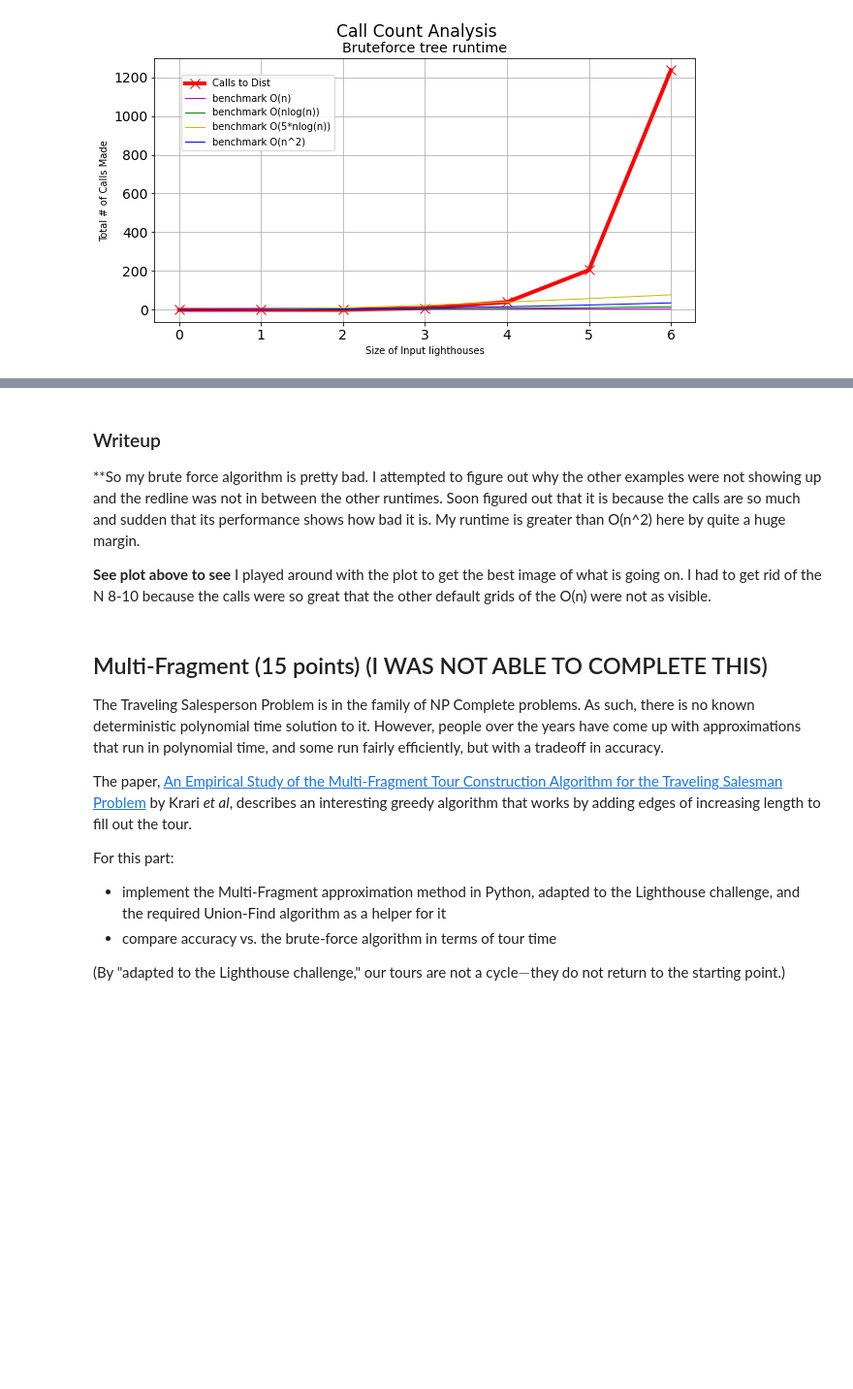
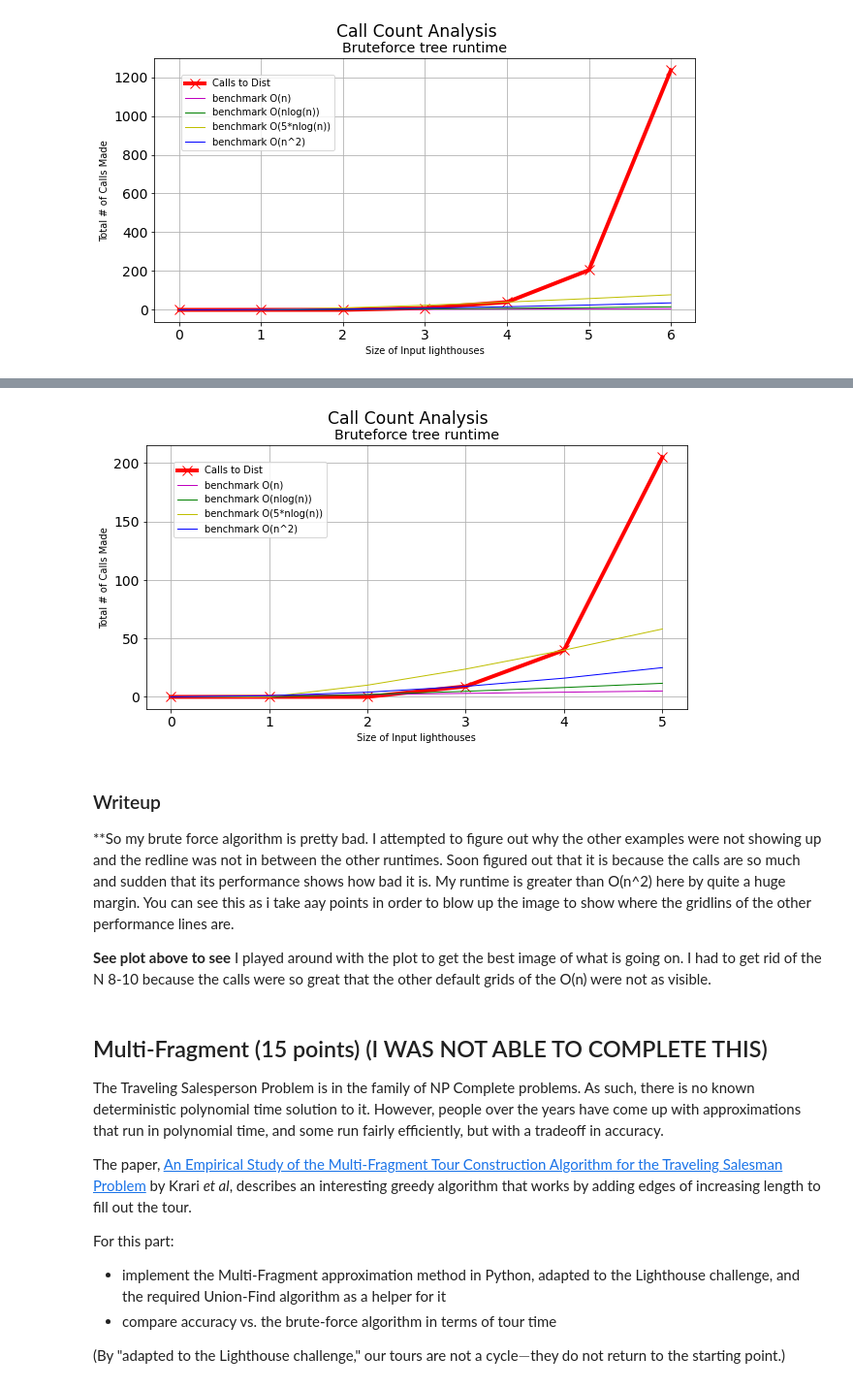
Before and after one commit to Emanuel071/FoA, a Jupyter notebook: PA2/PA2_SP22_lighthouse.ipynb, the cells around one changed output, grey strips where cells are left out. Shown at 97% size. Saved outputs shown, nothing was run; the diff lists cells and outputs as text; code cells hidden in the pictures; blank space fills up the shorter version.

```diff
--- a/PA2/PA2_SP22_lighthouse.ipynb
+++ b/PA2/PA2_SP22_lighthouse.ipynb
@@ -577,6 +619,50 @@ ax1.tick_params(axis="both", which="major", labelsize=14)
+# %%
+# Code adapted from Sahil Sharma, used with permission, from Spring, 2021
+
+from math import pow
+from math import log2
+from math import factorial
+
+# Let myruncounts[i] be count of calls for POINT array of size i
+myruncounts = myfastest_tourcounts # your data here
+
+# benchmark data set generation
+yTestVals1 = [0,] # linear for O(n)
+yTestVals2 = [0,] # quadratic for O(n^2)
+yTestVals3 = [0,] # n*log(n) for O(nlog(n))
+yTestVals4 = [0,] # 5*n*log(n) for O(nlog(n))
+
+# generate bench mark data for O(n), O(n^2), O(nlog(n)), O(10*nlog(n)), and O(n!)
+for i in range(1, len(myruncounts)):
+    yTestVals1.append(i)
+    yTestVals2.append(pow(i, 2))
+    yTestVals3.append(i*log2(i))
+    yTestVals4.append(5*i*log2(i))
+
+# %matplotlib inline
+import matplotlib.pyplot as plt
+
+# Simple vs. Improved execution steps
+plt.rcParams['figure.figsize'] = [10,5]
+fig, (ax1) = plt.subplots(1, 1)
+fig.suptitle('Call Count Analysis', size="xx-large")
+
+# plotting nearest neighbor execution steps
+ax1.set_title('Bruteforce tree runtime', size="x-large")
+ax1.plot(range(len(myruncounts)), myruncounts, "rx-", markersize=10, linewidth=4, label="Calls to Dist")
+ax1.plot(range(len(myruncounts)), yTestVals1, "m^-", markersize=0, linewidth=1, label="benchmark O(n)")
+ax1.plot(range(len(myruncounts)), yTestVals3, "g^-", markersize=0, linewidth=1, label="benchmark O(nlog(n))")
+ax1.plot(range(len(myruncounts)), yTestVals4, "y^-", markersize=0, linewidth=1, label="benchmark O(5*nlog(n))")
+ax1.plot(range(len(myruncounts)), yTestVals2, "b^-", markersize=0, linewidth=1, label="benchmark O(n^2)")
+ax1.grid(b=True, which='major', axis='both')
+ax1.set(xlabel = 'Size of Input lighthouses', ylabel = 'Total # of Calls Made')
+ax1.legend(loc=(0.05,0.65), scatterpoints=1)
+ax1.tick_params(axis="both", which="major", labelsize=14)
+# %% [output]
+[figure, added]
 # %% [markdown]
 ### Writeup
-**So my brute force algorithm is pretty bad. I attempted to figure out why the other examples were not showing up and the redline was not in between the other runtimes. Soon figured out that it is because the calls are so much and sudden that its performance shows how bad it is. My runtime is greater than O(n^2) here by quite a huge margin.
+**So my brute force algorithm is pretty bad. I attempted to figure out why the other examples were not showing up and the redline was not in between the other runtimes. Soon figured out that it is because the calls are so much and sudden that its performance shows how bad it is. My runtime is greater than O(n^2) here by quite a huge margin. You can see this as i take aay points in order to blow up the image to show where the gridlins of the other performance lines are.
 
 **See plot above to see** I played around with the plot to get the best image of what is going on. I had to get rid of the N 8-10 because the calls were so great that the other default grids of the O(n) were not as visible.
 # %% [markdown]
```
Also changed, not shown: parts of 3 cells of this notebook.
